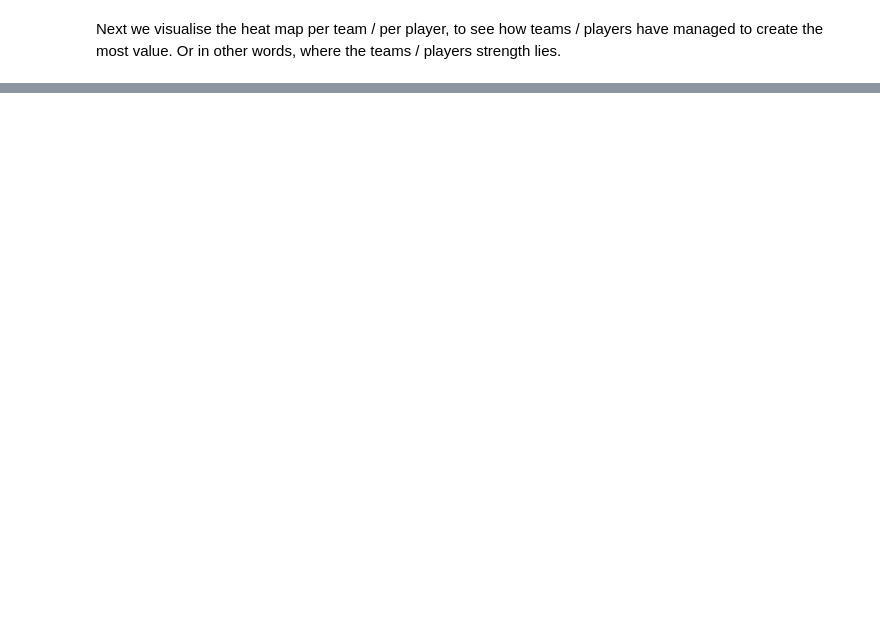
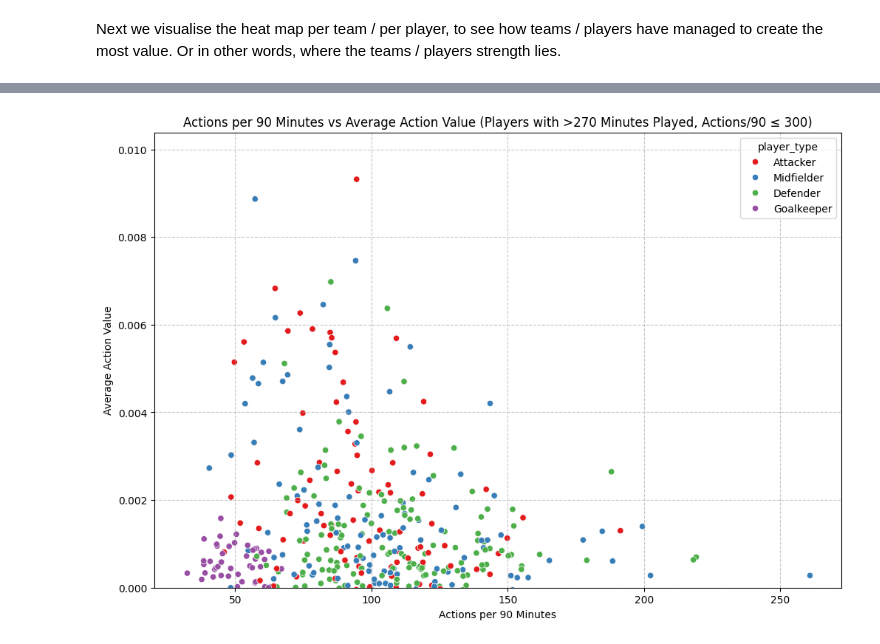
Before and after one commit to manueltuor/Data-Science-Project, a Jupyter notebook: 3_Result_Visualization.ipynb, the cells around one changed output, grey strips where cells are left out. Cells and saved outputs as stored; diff of their text form; code cells hidden in the pictures; blank space fills up the shorter version.

```diff
--- a/3_Result_Visualization.ipynb
+++ b/3_Result_Visualization.ipynb
@@ -529,0 +561,47 @@ plot_team_goal_prob_heatmap(team_id=779) # 788 for Morocco 5245 for Hakimi
+# %%
+# Define player type mapping
+def get_player_type(position):
+    if "Forward" in position or "Wing" in position:
+        return "Attacker"
+    elif "Back" in position or "Goalkeeper" in position:
+        return "Defender" if "Goalkeeper" not in position else "Goalkeeper"
+    elif "Midfield" in position:
+        return "Midfielder"
+    else:
+        return "Unknown"
+
+# Map player type
+df_model['player_type'] = df_model['position_name'].apply(get_player_type)
+
+# Calculate actions per 90 minutes
+player_actions = df_model.groupby('player_id').size().reset_index(name='total_actions')
+player_data = player_actions.merge(player_minutes, on='player_id')
+
+# Filter players with more than 270 minutes played
+player_data = player_data[player_data['minutes_played'] > 270]
+
+player_data['actions_per_90'] = (player_data['total_actions'] / player_data['minutes_played']) * 90
+
+# Remove players with actions per 90 > 300
+player_data = player_data[player_data['actions_per_90'] <= 300]
+
+# Calculate average action value for each player
+player_values = df_model.groupby('player_id')['action_value'].mean().reset_index()
+player_data = player_data.merge(player_values, on='player_id')
+
+# Merge player type
+player_data = player_data.merge(df_model[['player_id', 'player_type']].drop_duplicates(), on='player_id')
+
+# Plotting
+plt.figure(figsize=(12, 8))
+sns.scatterplot(data=player_data, x='actions_per_90', y='action_value', hue='player_type', palette='Set1', alpha=1, edgecolor='w')
+
+# Labels and title
+plt.title('Actions per 90 Minutes vs Average Action Value (Players with >270 Minutes Played, Actions/90 ≤ 300)')
+plt.xlabel('Actions per 90 Minutes')
+plt.ylabel('Average Action Value')
+plt.ylim(0)
+plt.grid(True, linestyle='--', alpha=0.7)
+plt.show()
+# %% [output]
+[figure, added]
```
Also changed, not shown: parts of 10 cells of this notebook.
